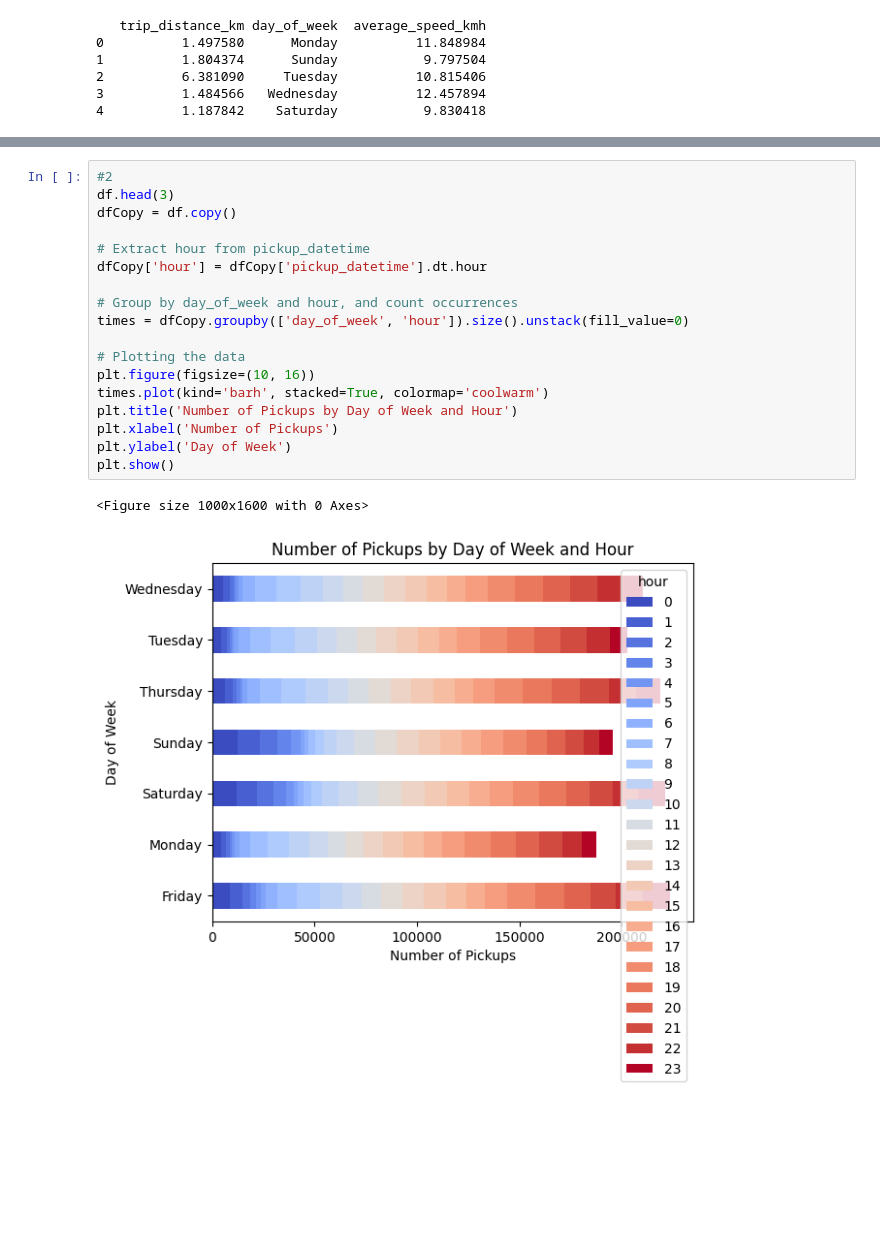
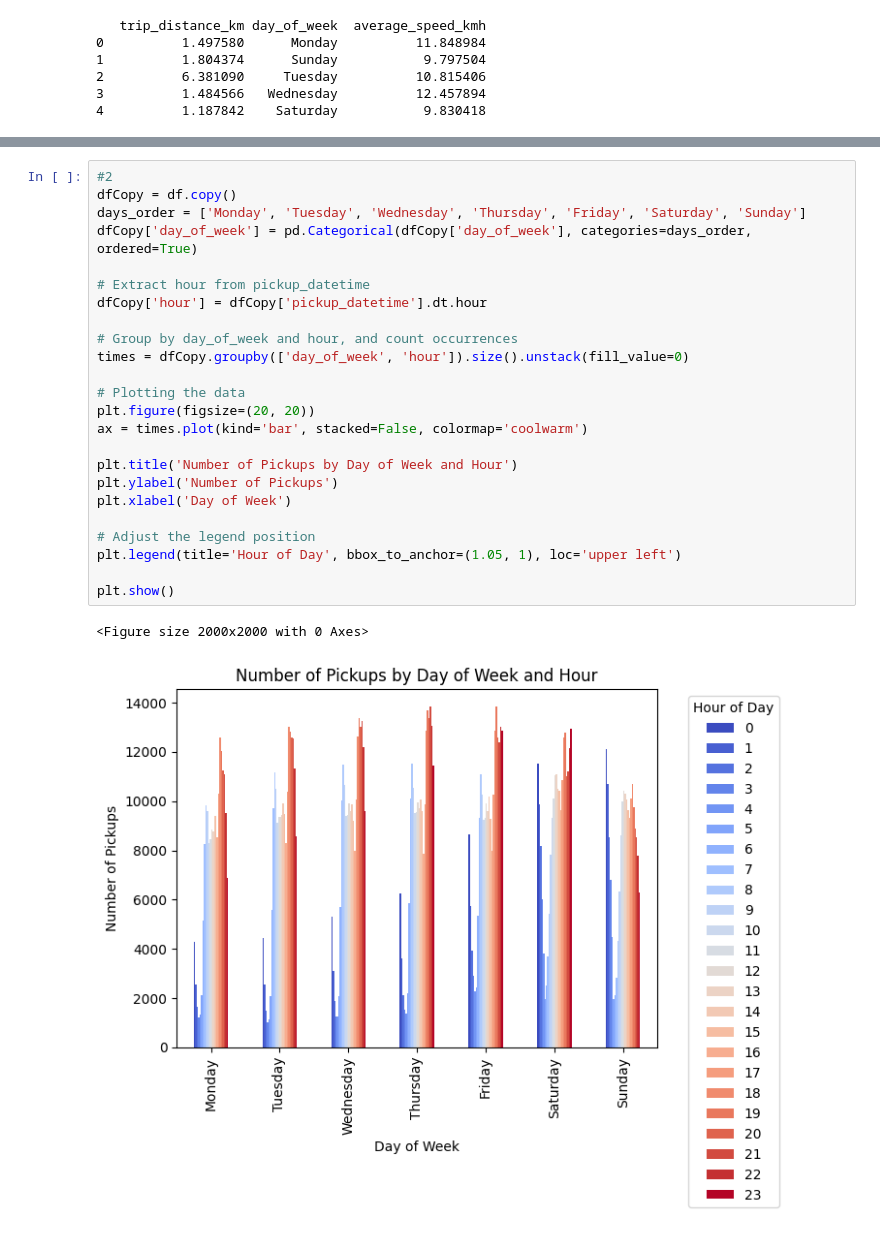
Before and after one commit to TumiJourdan/IDVE-Assignments, a Jupyter notebook: Assignment 2/Eric.ipynb, the cells around one changed output, grey strips where cells are left out. Drawn from its saved outputs; the diff is of its cells as text; blank space fills up the shorter version.

```diff
--- a/Assignment 2/Eric.ipynb
+++ b/Assignment 2/Eric.ipynb
@@ -59,22 +114,28 @@ sns.histplot(dfCopy['day_of_week'], bins=7, discrete=True, kde=False, color='blu
 # %%
 #2
-df.head(3)
 dfCopy = df.copy()
+days_order = ['Monday', 'Tuesday', 'Wednesday', 'Thursday', 'Friday', 'Saturday', 'Sunday']
+dfCopy['day_of_week'] = pd.Categorical(dfCopy['day_of_week'], categories=days_order, ordered=True)
 
 # Extract hour from pickup_datetime
 dfCopy['hour'] = dfCopy['pickup_datetime'].dt.hour
 
 # Group by day_of_week and hour, and count occurrences
 times = dfCopy.groupby(['day_of_week', 'hour']).size().unstack(fill_value=0)
 
 # Plotting the data
-plt.figure(figsize=(10, 16))
-times.plot(kind='barh', stacked=True, colormap='coolwarm')
+plt.figure(figsize=(20, 20))
+ax = times.plot(kind='bar', stacked=False, colormap='coolwarm')
+
 plt.title('Number of Pickups by Day of Week and Hour')
-plt.xlabel('Number of Pickups')
-plt.ylabel('Day of Week')
+plt.ylabel('Number of Pickups')
+plt.xlabel('Day of Week')
+
+# Adjust the legend position
+plt.legend(title='Hour of Day', bbox_to_anchor=(1.05, 1), loc='upper left')
+
 plt.show()
 # %% [output]
-<Figure size 1000x1600 with 0 Axes>
+<Figure size 2000x2000 with 0 Axes>
-[figure, old version]
+[figure, new version]
 # %%
```
Also changed, not shown: parts of 5 cells of this notebook, 2 other files.
